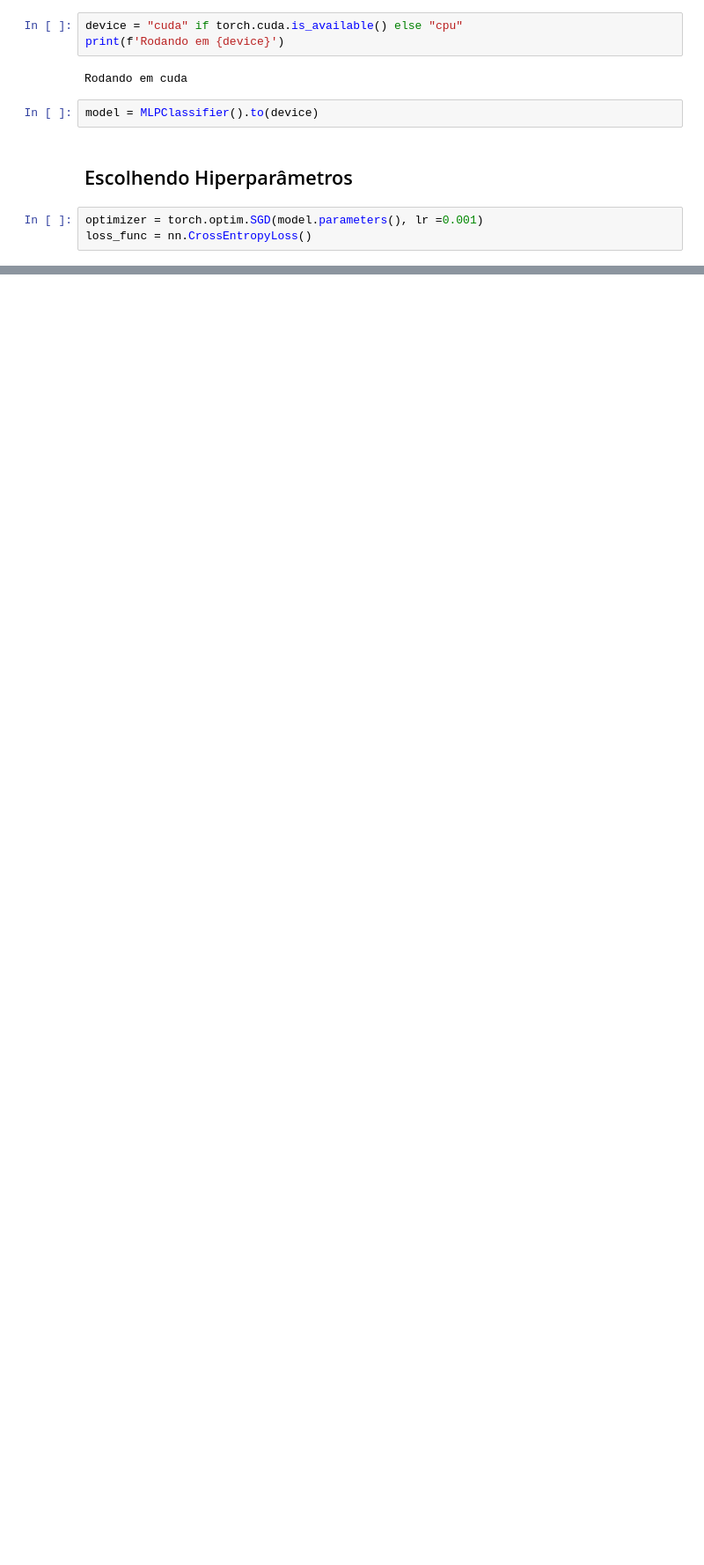
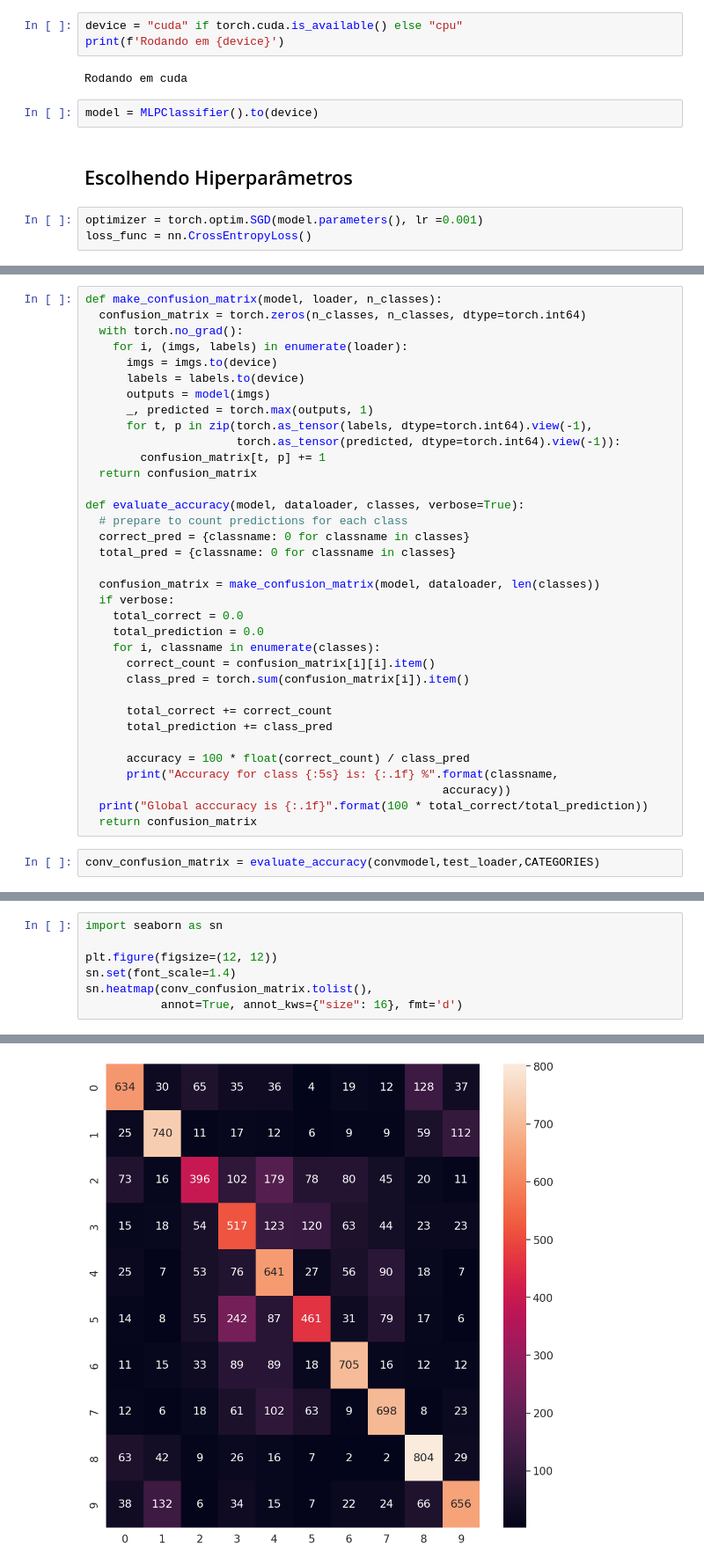
Before and after one commit to Fishguto5/CV-DL, a Jupyter notebook: CNN/CVS2.ipynb, the cells around one changed output, grey strips where cells are left out. Shown at 88% size. Cells and saved outputs as stored; diff of their text form; blank space fills up the shorter version.

Commit message:
uploding the correct notebook for CV2

```diff
--- a/CNN/CVS2.ipynb
+++ b/CNN/CVS2.ipynb
@@ -194,0 +254,37 @@ plot_losses(losses)
+# %%
+def make_confusion_matrix(model, loader, n_classes):
+  confusion_matrix = torch.zeros(n_classes, n_classes, dtype=torch.int64)
+  with torch.no_grad():
+    for i, (imgs, labels) in enumerate(loader):
+      imgs = imgs.to(device)
+      labels = labels.to(device)
+      outputs = model(imgs)
+      _, predicted = torch.max(outputs, 1)
+      for t, p in zip(torch.as_tensor(labels, dtype=torch.int64).view(-1),
+                      torch.as_tensor(predicted, dtype=torch.int64).view(-1)):
+        confusion_matrix[t, p] += 1
+  return confusion_matrix
+
+def evaluate_accuracy(model, dataloader, classes, verbose=True):
+  # prepare to count predictions for each class
+  correct_pred = {classname: 0 for classname in classes}
+  total_pred = {classname: 0 for classname in classes}
+
+  confusion_matrix = make_confusion_matrix(model, dataloader, len(classes))
+  if verbose:
+    total_correct = 0.0
+    total_prediction = 0.0
+    for i, classname in enumerate(classes):
+      correct_count = confusion_matrix[i][i].item()
+      class_pred = torch.sum(confusion_matrix[i]).item()
+
+      total_correct += correct_count
+      total_prediction += class_pred
+
+      accuracy = 100 * float(correct_count) / class_pred
+      print("Accuracy for class {:5s} is: {:.1f} %".format(classname,
+                                                    accuracy))
+  print("Global acccuracy is {:.1f}".format(100 * total_correct/total_prediction))
+  return confusion_matrix
+# %%
+conv_confusion_matrix = evaluate_accuracy(convmodel,test_loader,CATEGORIES)
@@ -194,0 +303,8 @@ plot_losses(losses)
+# %%
+import seaborn as sn
+
+plt.figure(figsize=(12, 12))
+sn.set(font_scale=1.4)
+sn.heatmap(conv_confusion_matrix.tolist(),
+           annot=True, annot_kws={"size": 16}, fmt='d')
+# %% [output]
@@ -194,0 +312 @@ plot_losses(losses)
+[figure, added]
```
Also changed, not shown: parts of 15 cells of this notebook.
